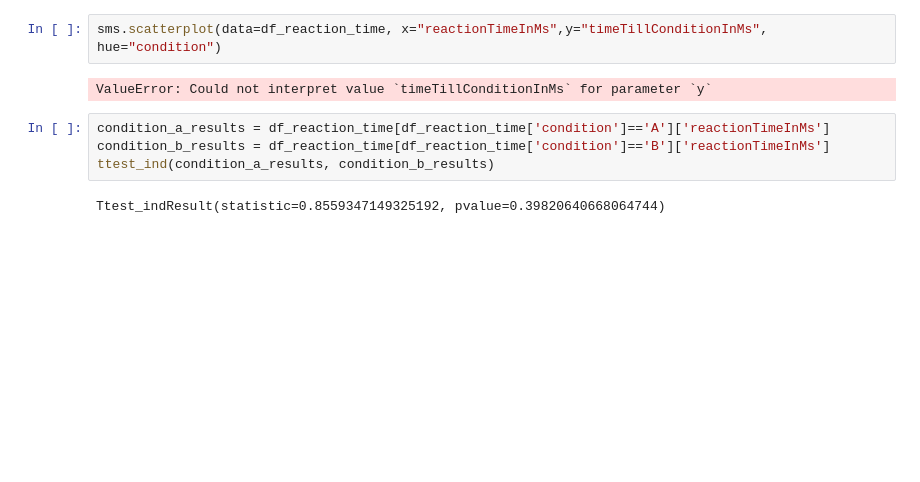
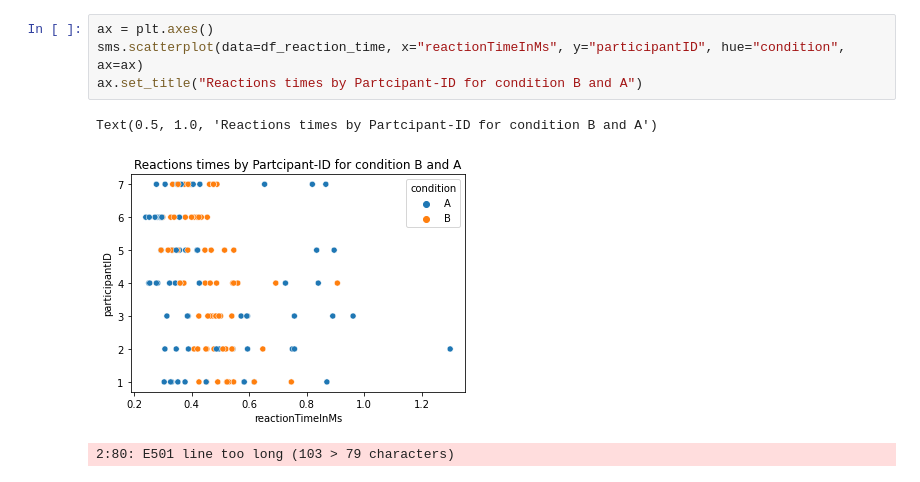
Before and after one commit to ITT-21SS-UR/assignment-03-jm, a Jupyter notebook: reaction_time_experiment.ipynb, the cells around one changed output. Cells and saved outputs as stored; diff of their text form; blank space fills up the shorter version.

```diff
--- a/reaction_time_experiment.ipynb
+++ b/reaction_time_experiment.ipynb
@@ -17,10 +65,8 @@ plt.bar("Condition b", df_reaction_time[df_reaction_time['condition'] == 'B']['r
 # %%
-sms.scatterplot(data=df_reaction_time, x="reactionTimeInMs",y="timeTillConditionInMs", hue="condition")
+ax = plt.axes()
+sms.scatterplot(data=df_reaction_time, x="reactionTimeInMs", y="participantID", hue="condition", ax=ax)
+ax.set_title("Reactions times by Partcipant-ID for condition B and A")
 # %% [output]
-ValueError: Could not interpret value `timeTillConditionInMs` for parameter `y`
+Text(0.5, 1.0, 'Reactions times by Partcipant-ID for condition B and A')
+[figure, added]
+2:80: E501 line too long (103 > 79 characters)
-# %%
-condition_a_results = df_reaction_time[df_reaction_time['condition']=='A']['reactionTimeInMs']
-condition_b_results = df_reaction_time[df_reaction_time['condition']=='B']['reactionTimeInMs']
-ttest_ind(condition_a_results, condition_b_results)
-# %% [output]
-Ttest_indResult(statistic=0.8559347149325192, pvalue=0.39820640668064744)
```
Also changed, not shown: parts of 19 cells of this notebook, 2 other files.
